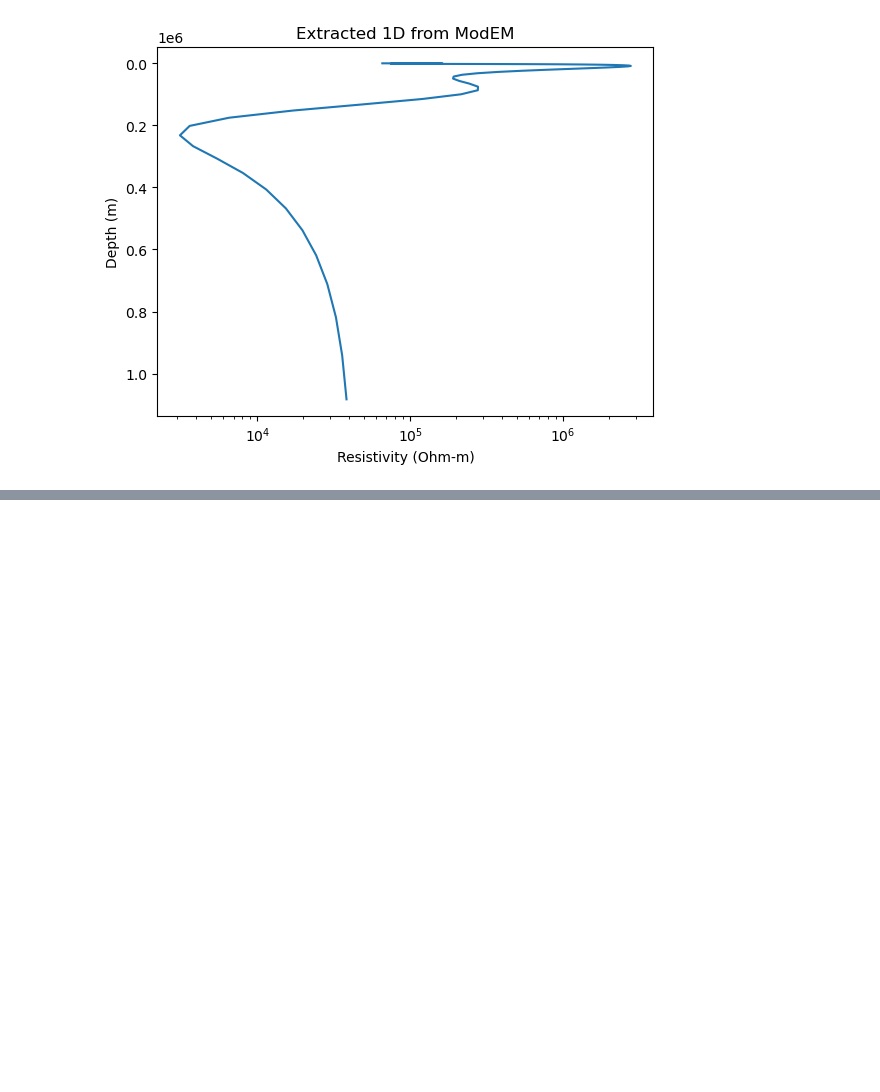
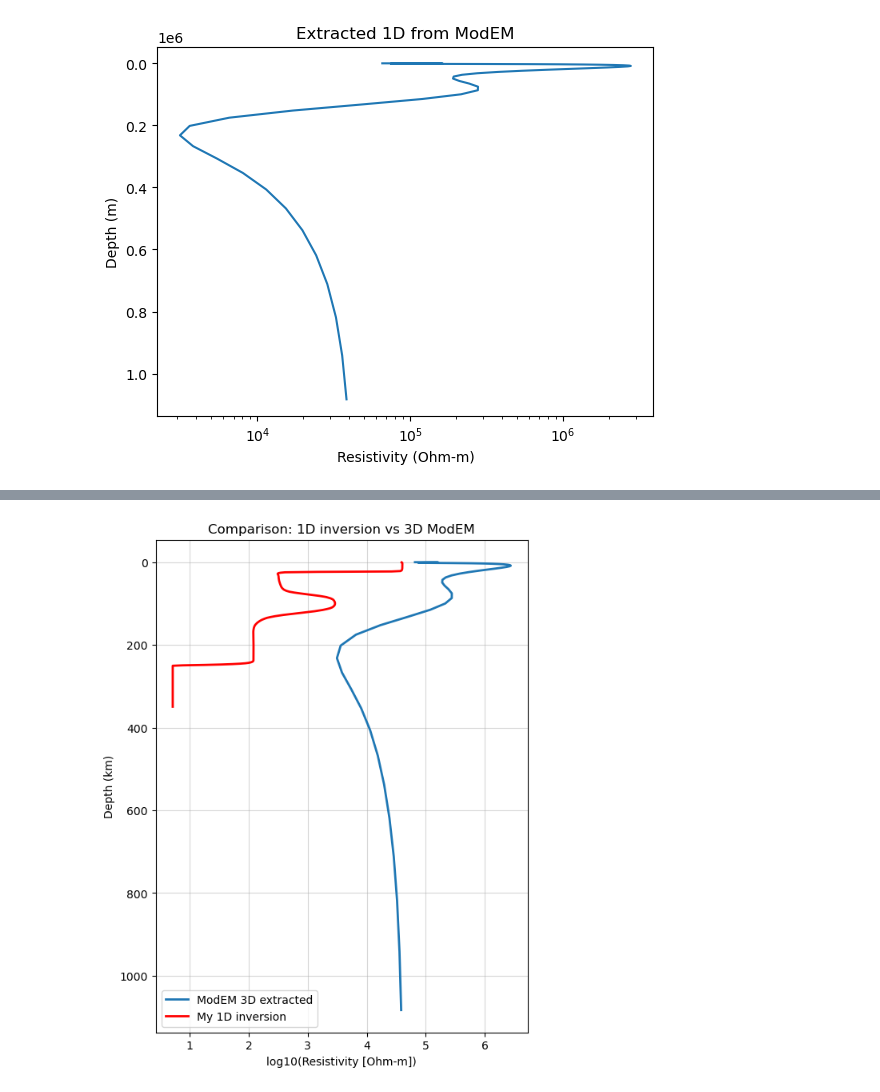
Before and after one commit to Shailo2002/Dissertation, a Jupyter notebook: 1d_data_checkup/extract_rho.ipynb, the cells around one changed output, grey strips where cells are left out. Drawn from its saved outputs; the diff is of its cells as text; code cells hidden in the pictures; blank space fills up the shorter version.

```diff
--- a/1d_data_checkup/extract_rho.ipynb
+++ b/1d_data_checkup/extract_rho.ipynb
@@ -198,0 +204,42 @@ NameError: name 'rho_my_log' is not defined
+# %%
+
+import h5py
+import numpy as np
+
+# 1. Load the processed statistical information from your inversion
+# Note: Adjust the path if your .mat file is in a different folder (e.g., 'Test/')
+mat_path = "MT_TD_Chain_Stat_info.mat"
+
+with h5py.File(mat_path, 'r') as f:
+    # In HDF5 format, the structure S is a group
+    S = f['S']
+
+    # Extract pmean (mean log10 resistivity) and zPlot (depth in meters)
+    # Note: h5py reads arrays in transposed order (C-style vs Fortran-style)
+    rho_my_log = np.array(S['pmean']).flatten()
+    depth_my_m = np.array(S['zPlot']).flatten()
+
+# 2. Convert depth from meters to kilometers
+depth_my_km = depth_my_m / 1000.0
+
+# 3. Now you can run your plotting code
+import matplotlib.pyplot as plt
+
+plt.figure(figsize=(6, 8))
+
+# ModEM (converted)
+plt.plot(rho_modem_log, depth_km, label="ModEM 3D extracted", linewidth=2)
+
+# Your inversion (the mean posterior curve)
+plt.plot(rho_my_log, depth_my_km, label="My 1D inversion", color='red', linewidth=2)
+
+plt.gca().invert_yaxis()
+plt.xlabel("log10(Resistivity [Ohm-m])")
+plt.ylabel("Depth (km)")
+plt.legend()
+plt.grid(True, which="both", ls="-", alpha=0.5)
+plt.title("Comparison: 1D inversion vs 3D ModEM")
+
+plt.show()
+# %% [output]
+[figure, added]
```
Also changed, not shown: parts of 2 cells of this notebook, 52 other files.
